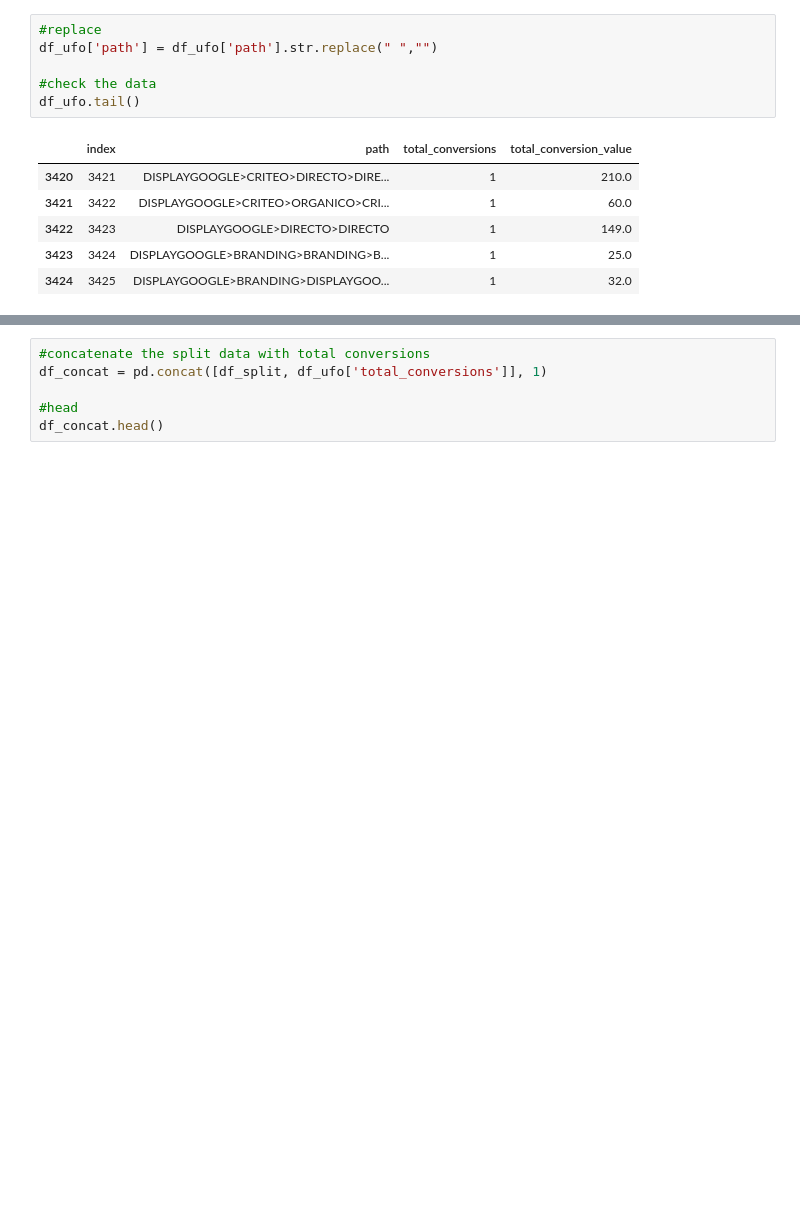
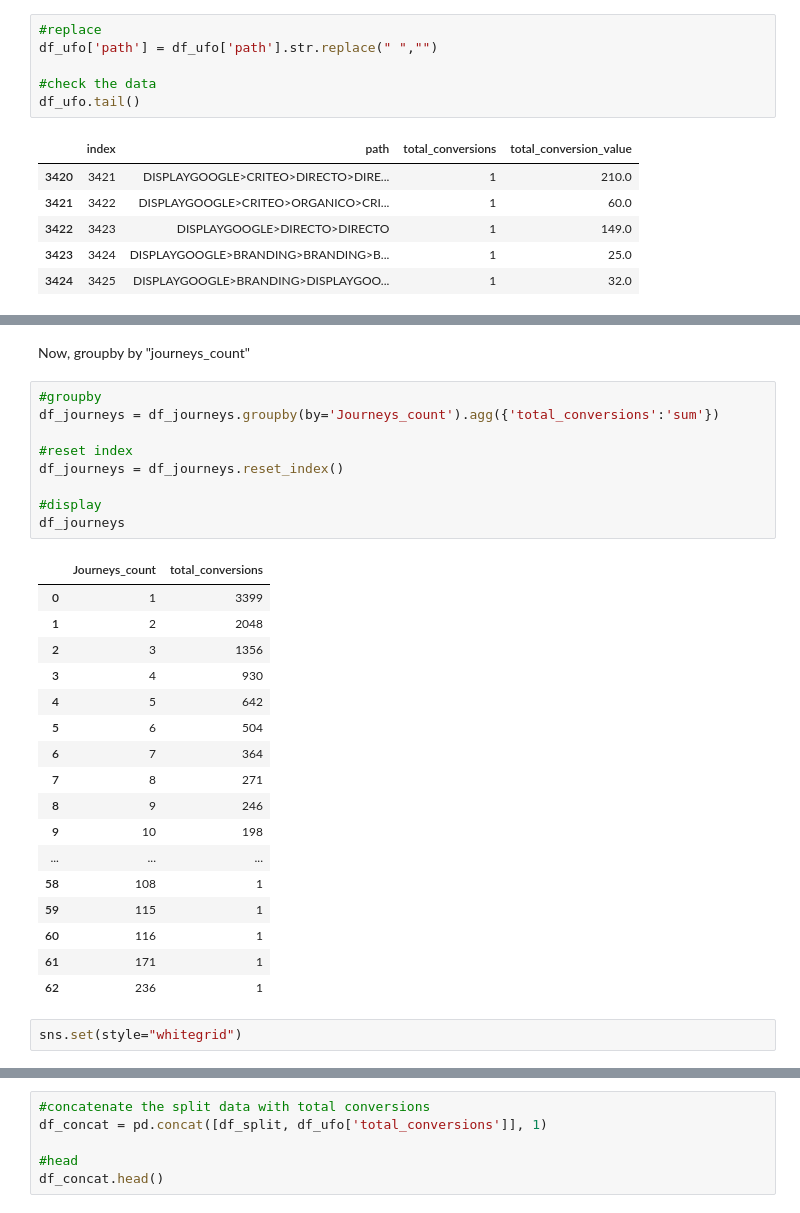
Before and after one commit to trimiguel/tfm, a Jupyter notebook: ufo/notebook/ufo.ipynb, the cells around one changed output, grey strips where cells are left out. Saved outputs shown, nothing was run; the diff lists cells and outputs as text; blank space fills up the shorter version.

```diff
--- a/ufo/notebook/ufo.ipynb
+++ b/ufo/notebook/ufo.ipynb
@@ -165,0 +142,31 @@ df_ufo3.head()
+# %% [markdown]
+Now, groupby by "journeys_count"
+# %%
+#groupby
+df_journeys = df_journeys.groupby(by='Journeys_count').agg({'total_conversions':'sum'})
+
+#reset index
+df_journeys = df_journeys.reset_index()
+
+#display
+df_journeys
+# %% [output]
+|  | Journeys_count | total_conversions |
+| 0 | 1 | 3399 |
+| 1 | 2 | 2048 |
+| 2 | 3 | 1356 |
+| 3 | 4 | 930 |
+| 4 | 5 | 642 |
+| 5 | 6 | 504 |
+| 6 | 7 | 364 |
+| 7 | 8 | 271 |
+| 8 | 9 | 246 |
+| 9 | 10 | 198 |
+| ... | ... | ... |
+| 58 | 108 | 1 |
+| 59 | 115 | 1 |
+| 60 | 116 | 1 |
+| 61 | 171 | 1 |
+| 62 | 236 | 1 |
+# %%
+sns.set(style="whitegrid")
```
Also changed, not shown: parts of 35 cells of this notebook.
